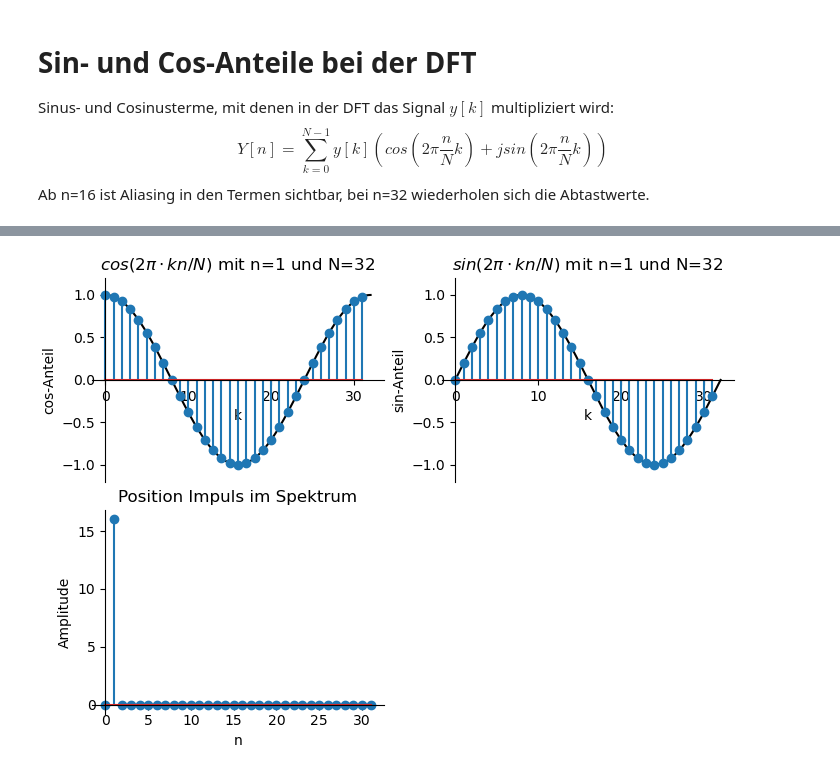
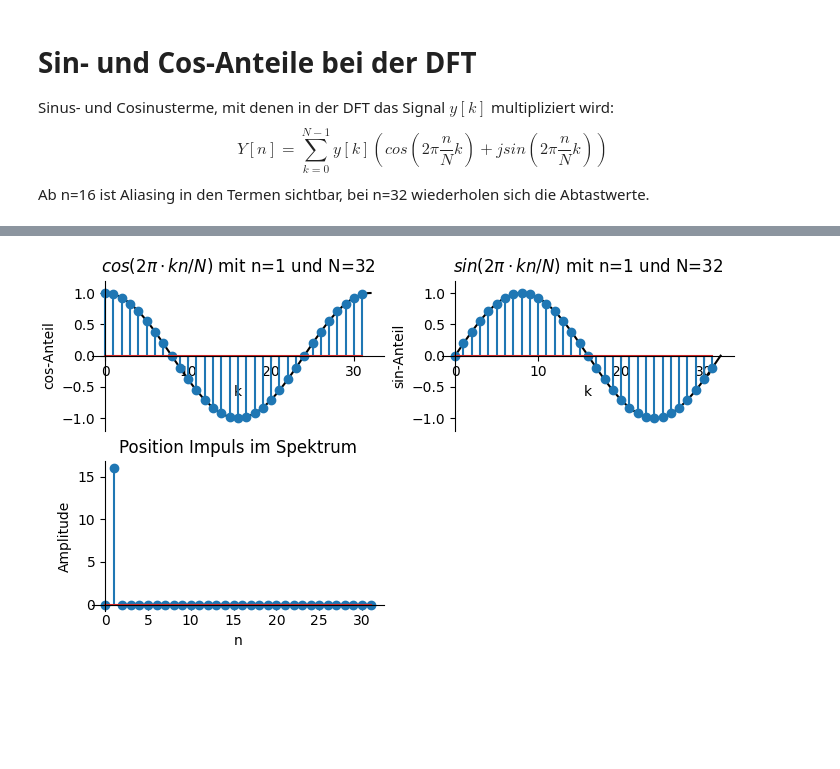
Before and after one commit to bdcodebase/JLdeployments, a Jupyter notebook: content/DFT_sincosComp.ipynb, the cells around one changed output, grey strips where cells are left out. Cells and saved outputs as stored; diff of their text form; code cells hidden in the pictures; blank space fills up the shorter version.

```diff
--- a/content/DFT_sincosComp.ipynb
+++ b/content/DFT_sincosComp.ipynb
@@ -33,7 +33,7 @@ def myplotstyle(ax): # Hilfsfunktion, hübscht den Plot etwas auf
     ax.yaxis.set_ticks_position('left')
     ax.spines['left'].set_position(('data',0))
 
-fig1, ax1= plt.subplots(2,2,figsize=(7, 5), dpi=100, layout='constrained',num=' ')
+fig1, ax1= plt.subplots(2,2,figsize=(7, 4), dpi=100, layout='constrained',num=' ')
 ax = ax1[1][1];
 ax.remove()
 
@@ -68,31 +68,33 @@ def plotsincos(n): # diese Funktion wird aufgerufen, wenn Slider bewegt werden (
     ax.set_ylabel('sin-Anteil')
     ax.set_ylim(-1.2, 1.2)
     myplotstyle(ax)
 
 
     ax = ax1[1][0];
     ax.cla();
 
     Y=zeros((N,1));
     if(mod(n,N)):
         Y[mod(n,N)]=N/2;
     else:
         Y[mod(n,N)]=N;
 
     ax.stem(k,Y); # fake DFT
     ax.set_xlabel('n')
     ax.set_ylabel('Amplitude')
     ax.set_title('Position Impuls im Spektrum')
     myplotstyle(ax)
+    fig1.canvas.draw()
 
 
 # Definition von Bedienelementen
 nslider  = widgets.IntSlider(min=-5, max=35, step=1, value=1, continuous_update=True, description='N')
 #Verknüpfen mit Callback
 out1 = widgets.interactive_output(plotsincos, { 'n': nslider})
 #Anzeigen
 display(nslider,out1)
+plt.show()
 # %% [output]
 [interactive output not drawn]
 [interactive output not drawn]
-[figure, old version]
+[figure, new version]
```
